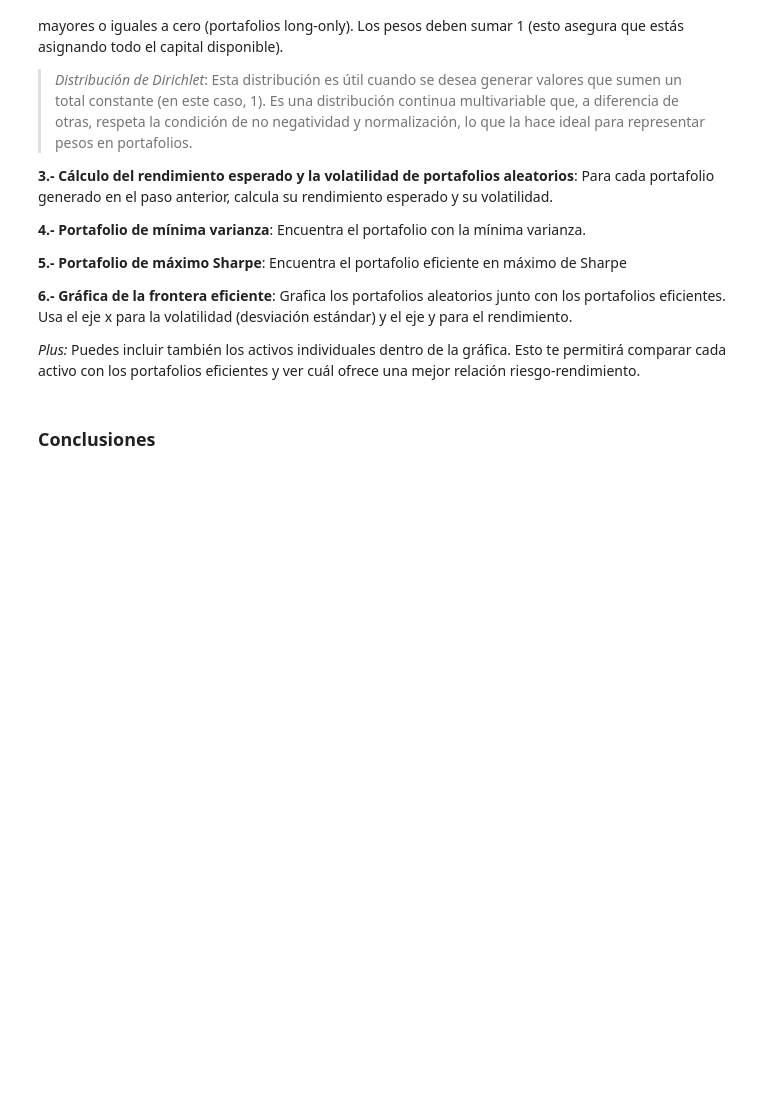
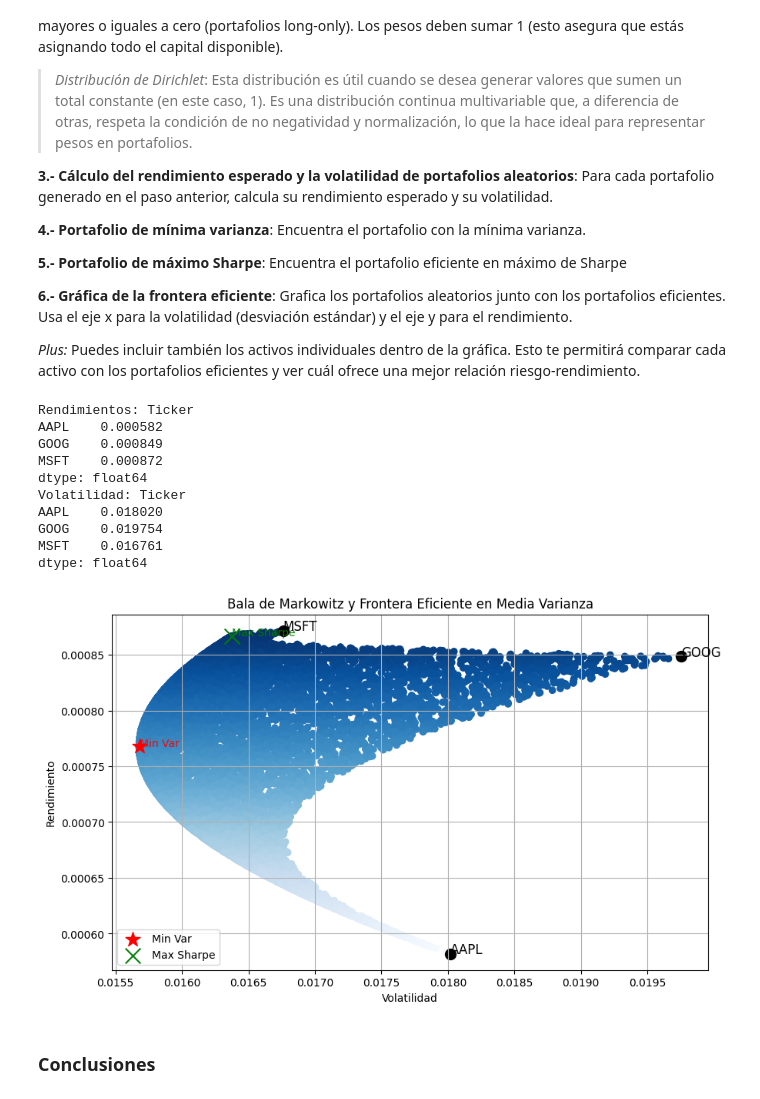
Before and after one commit to ppmelch/Portafolios-de-Inversi-n, a Jupyter notebook: Parcial 2/C 9/C 9.ipynb, the cells around one changed output. Drawn from its saved outputs; the diff is of its cells as text; code cells hidden in the pictures; blank space fills up the shorter version.

```diff
--- a/Parcial 2/C 9/C 9.ipynb
+++ b/Parcial 2/C 9/C 9.ipynb
@@ -263,2 +297,4 @@ Escribe ahora una función llamada `opt_max_sharpe` que obtenga los pesos eficie
 # %%
 # Obtener los pesos
+w_max_= max__sharpe(ret,.0395).round(4)
+w_max_
@@ -267,2 +307,4 @@ Escribe ahora una función llamada `opt_max_sharpe` que obtenga los pesos eficie
 # %%
 # Obtener rendimiento del portafolio
+rend_max_sharpe = w_max_.T @ (ret.mean())
+rend_max_sharpe*100
@@ -269,2 +315,4 @@ Escribe ahora una función llamada `opt_max_sharpe` que obtenga los pesos eficie
 # %%
 # Obtener volatilidad del portafolio
+vol = np.sqrt (w_max_.T @ ret.cov() @ w_max_)
+vol*100
@@ -299,20 +349,60 @@ Para dibujar la frontera eficiente de portafolios, sigue estos pasos:
 *Plus:* Puedes incluir también los activos individuales dentro de la gráfica. Esto te permitirá comparar cada activo con los portafolios eficientes y ver cuál ofrece una mejor relación riesgo-rendimiento.
 # %%
 # Generacion de portafolios aleatorios
+np_port = 10000
+random_w = np.random.dirichlet(np.ones(n), np_port)
+# Calcular rendimientos y volatilidades
+rend_aleatorios = [ret_mean.T @ random_w[w] for w in range(np_port)]
+vol_aleatorios = [np.sqrt(random_w[w].T @ cov @ random_w[w]) for w in range(np_port)]
 # %%
 # Realizar grafica
-
+plt.figure(figsize=(10,6))
 # Scatter plot de portafolios aleatorios
-
+plt.scatter(vol_aleatorios, rend_aleatorios,c= rend_aleatorios,cmap= 'Blues')
 
 # Scatter plot de Minima Varianza
+plt.scatter(vol_minvar, red_minvar, marker='*', color='red', s=200, label='Min Var')
+
+plt.text(vol_minvar, red_minvar, 'Min Var', fontsize=10, color = 'red')
 
 
 # Scatter plot de Maximo de Sharpe
+plt.scatter(vol, rend_max_sharpe, marker='x', color='green', s=200, label='Max Sharpe')
+plt.text(vol, rend_max_sharpe, 'Max Sharpe', fontsize=10, color = 'green')
 
 
 # Nombrar eje x, y, titulo
+plt.xlabel('Volatilidad')
+plt.ylabel('Rendimiento')
+plt.title('Bala de Markowitz y Frontera Eficiente en Media Varianza')
 
 
 
 # Graficar coordenadas de activos individuales
+ind_rend = ret.mean()
+ind_vol = ret.std()
+print('Rendimientos:', ind_rend)
+print('Volatilidad:', ind_vol)
+
+for i in range(n):
+    plt.scatter(ind_vol[i], ind_rend[i], marker='o', color='black', s=100)
+    plt.text(ind_vol[i], ind_rend[i], prices.columns[i], fontsize=12, color='black')
+    plt.legend()
+    plt.grid()
+
+
+
+
+plt.show()
+# %% [output]
+Rendimientos: Ticker
+AAPL    0.000582
+GOOG    0.000849
+MSFT    0.000872
+dtype: float64
+Volatilidad: Ticker
+AAPL    0.018020
+GOOG    0.019754
+MSFT    0.016761
+dtype: float64
+[figure, added]
```
Also changed, not shown: parts of 18 cells of this notebook, 1 other file.
